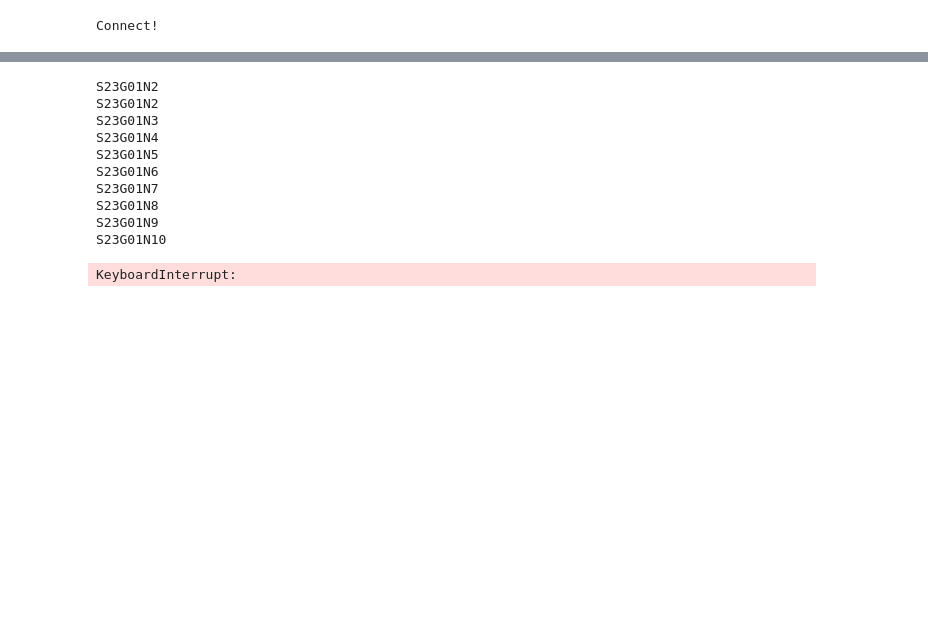
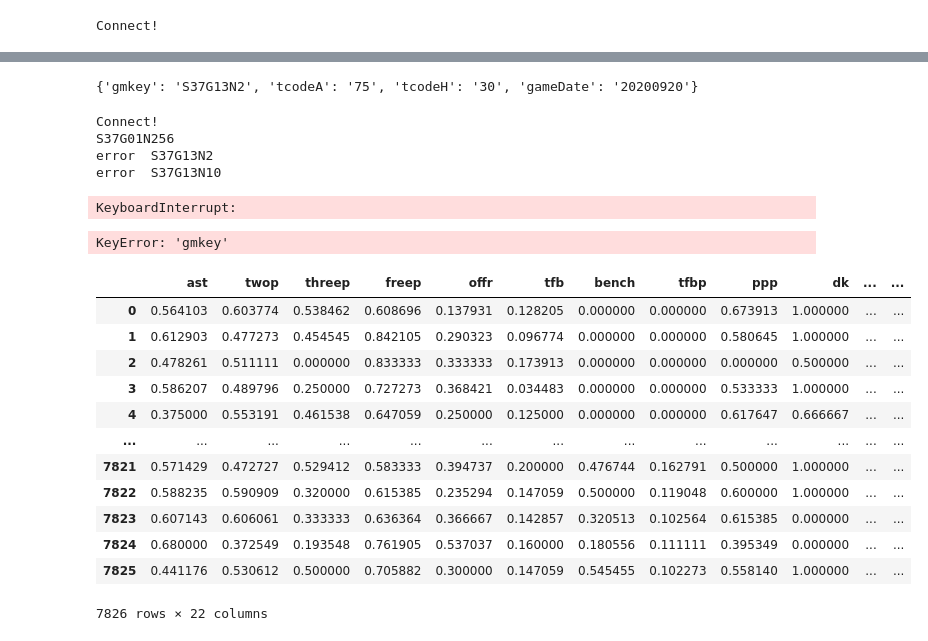
Before and after one commit to GrulsuitG/KBLPredict, a Jupyter notebook: Crawling/model.ipynb, the cells around one changed output, grey strips where cells are left out. Cells and saved outputs as stored; diff of their text form; code cells hidden in the pictures; blank space fills up the shorter version.

```diff
--- a/Crawling/model.ipynb
+++ b/Crawling/model.ipynb
@@ -12,5 +12,7 @@ import json
 import warnings
 import DB
 # %%
-# db.cursor.execute('select * from team_record_merge')
-# data = pd.DataFrame(db.cursor.fetchall())
+db = DB.MYDB()
+db.cursor.execute('select * from team_record_merge')
+data = pd.DataFrame(db.cursor.fetchall())
+db.db.close()
@@ -17,6 +21,6 @@ import DB
 # %%
-# data = data.drop(3911) # 결측치 제거
-# data = data.drop(3258)
+data = data.drop(3911) # 결측치 제거
+data = data.drop(3258)
 # %%
 def make_data(home, away):
   result = pd.DataFrame()
@@ -147,15 +200,16 @@ def make_model(data):
     h_data['teamR'] = data['h_teamR'] / (data['h_teamR'] + data['a_teamR'])
     a_data['teamR'] = data['a_teamR'] / (data['h_teamR'] + data['a_teamR'])
 
-    h_data = h_data.fillna(0)
-    h_data = h_data.replace([np.inf, -np.inf], 0)
+    # h_data = h_data.fillna(0)
+    # h_data = h_data.replace([np.inf, -np.inf], 0)
     h_data['score'] = data['h_score']
+    h_data['gmkey'] = data['gmkey']
 
-    a_data = a_data.fillna(0)
-    a_data = a_data.replace([np.inf, -np.inf], 0)
+    # a_data = a_data.fillna(0)
+    # a_data = a_data.replace([np.inf, -np.inf], 0)
     a_data['score'] = data['a_score']
-
-    return h_data.append(a_data, ignore_index=True)
+    a_data['gmkey'] = data['gmkey']
+    return pd.concat([h_data, a_data], ignore_index=True)
 # %%
 #seasonKey : S19G01
 def get_keyplayer(seasonKey, team):
@@ -271,16 +370,15 @@ def player_model():
+# %%
+records[3527]
+# %% [output]
+{'gmkey': 'S37G13N2', 'tcodeA': '75', 'tcodeH': '30', 'gameDate': '20200920'}
 # %%
 warnings.filterwarnings(action='ignore')
-data = player_model()
-data
+# data = player_model()
+# data.to_csv('player_model.csv')
+player_model()
 # %% [output]
-S23G01N2
-S23G01N2
-S23G01N3
-S23G01N4
-S23G01N5
-S23G01N6
-S23G01N7
-S23G01N8
-S23G01N9
-S23G01N10
+Connect!
+S37G01N256
+error  S37G13N2
+error  S37G13N10
 KeyboardInterrupt:
@@ -288,0 +385,24 @@ data.to_csv("player_model")
+# %%
+h_data = pd.read_csv('h_data.csv', index_col=0)
+a_data = pd.read_csv('a_data.csv', index_col=0)
+# result = calculate_data(h_data,a_data)
+player_data = pd.concat([calculate_data(h_data,a_data), calculate_data(a_data,h_data)], ignore_index=True)
+# %% [output]
+KeyError: 'gmkey'
+# %%
+team_data = make_model(data)
+team_data
+# %% [output]
+|  | ast | twop | threep | freep | offr | tfb | bench | tfbp | ppp | dk | ... | ... |
+| 0 | 0.564103 | 0.603774 | 0.538462 | 0.608696 | 0.137931 | 0.128205 | 0.000000 | 0.000000 | 0.673913 | 1.000000 | ... | ... |
+| 1 | 0.612903 | 0.477273 | 0.454545 | 0.842105 | 0.290323 | 0.096774 | 0.000000 | 0.000000 | 0.580645 | 1.000000 | ... | ... |
+| 2 | 0.478261 | 0.511111 | 0.000000 | 0.833333 | 0.333333 | 0.173913 | 0.000000 | 0.000000 | 0.000000 | 0.500000 | ... | ... |
+| 3 | 0.586207 | 0.489796 | 0.250000 | 0.727273 | 0.368421 | 0.034483 | 0.000000 | 0.000000 | 0.533333 | 1.000000 | ... | ... |
+| 4 | 0.375000 | 0.553191 | 0.461538 | 0.647059 | 0.250000 | 0.125000 | 0.000000 | 0.000000 | 0.617647 | 0.666667 | ... | ... |
+| ... | ... | ... | ... | ... | ... | ... | ... | ... | ... | ... | ... | ... |
+| 7821 | 0.571429 | 0.472727 | 0.529412 | 0.583333 | 0.394737 | 0.200000 | 0.476744 | 0.162791 | 0.500000 | 1.000000 | ... | ... |
+| 7822 | 0.588235 | 0.590909 | 0.320000 | 0.615385 | 0.235294 | 0.147059 | 0.500000 | 0.119048 | 0.600000 | 1.000000 | ... | ... |
+| 7823 | 0.607143 | 0.606061 | 0.333333 | 0.636364 | 0.366667 | 0.142857 | 0.320513 | 0.102564 | 0.615385 | 0.000000 | ... | ... |
+| 7824 | 0.680000 | 0.372549 | 0.193548 | 0.761905 | 0.537037 | 0.160000 | 0.180556 | 0.111111 | 0.395349 | 0.000000 | ... | ... |
+| 7825 | 0.441176 | 0.530612 | 0.500000 | 0.705882 | 0.300000 | 0.147059 | 0.545455 | 0.102273 | 0.558140 | 1.000000 | ... | ... |
+7826 rows × 22 columns
```
Also changed, not shown: parts of 13 cells of this notebook, 1 other file.
